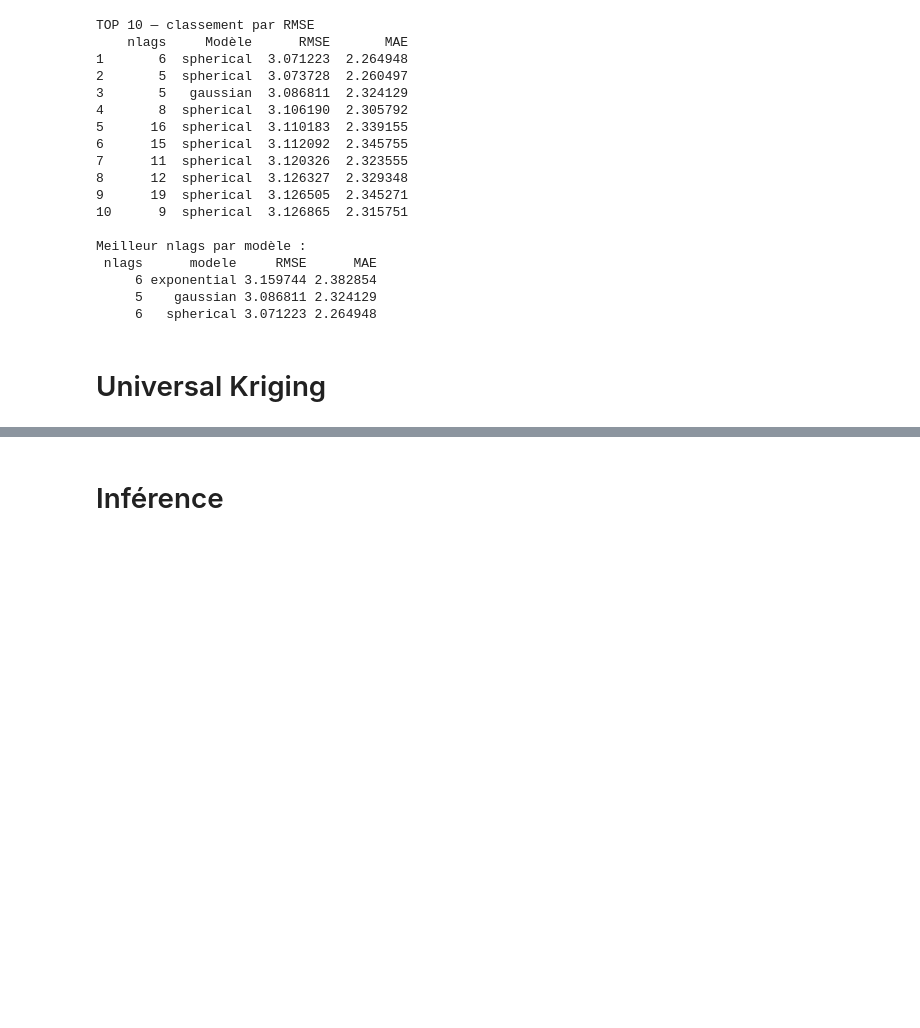
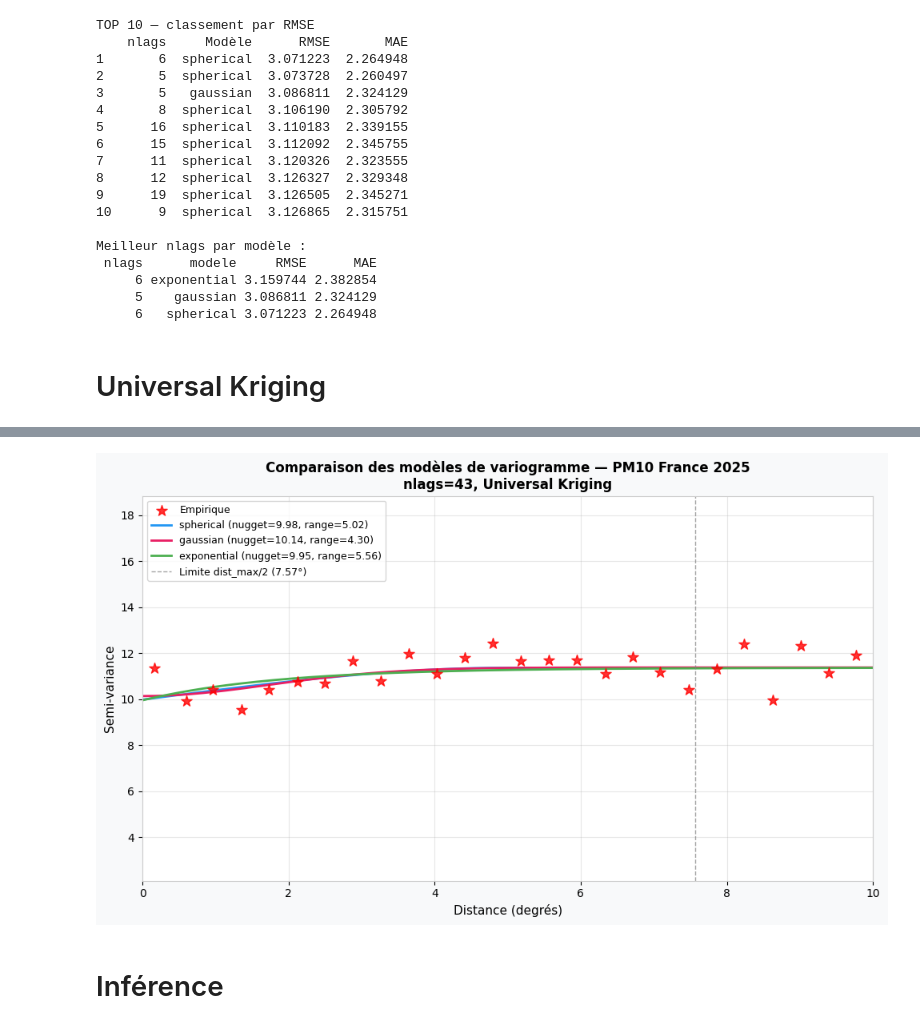
Before and after one commit to Gookd/spatial-pollution-risk-models, a Jupyter notebook: code/krigeage.ipynb, the cells around one changed output, grey strips where cells are left out. Drawn from its saved outputs; the diff is of its cells as text; code cells hidden in the pictures; blank space fills up the shorter version.

```diff
--- a/code/krigeage.ipynb
+++ b/code/krigeage.ipynb
@@ -537,3 +594,66 @@ plt.show()
+# %%
+from pykrige.uk import UniversalKriging
+import matplotlib.pyplot as plt
+import numpy as np
+
+lons = d_metro["Longitude"].values
+lats = d_metro["Latitude"].values
+vals = d_metro["valeur"].values
+
+modeles = ["spherical", "gaussian", "exponential"]
+colors = {"spherical": "#2196F3", "gaussian": "#E91E63", "exponential": "#4CAF50"}
+
+# Fit des trois modèles
+fig, ax = plt.subplots(figsize=(10, 6))
+fig.patch.set_facecolor('#f8f9fa')
+ax.set_facecolor('white')
+
+for idx, modele in enumerate(modeles):
+    UK = UniversalKriging(
+        lons, lats, vals,
+        variogram_model=modele,
+        drift_terms=["regional_linear"],
+        nlags=43,
+        anisotropy_scaling=1.5,
+        anisotropy_angle=0,
+        verbose=False,
+        enable_plotting=False
+    )
+
+    lags = UK.lags
+    semivariance = UK.semivariance
+    model_points = UK.variogram_function(UK.variogram_model_parameters, lags)
+
+    # Points empiriques seulement sur le premier modèle
+    if idx == 0:
+        ax.scatter(lags, semivariance, c="red", marker="*", s=100,
+                   zorder=5, label="Empirique", alpha=0.8)
+
+    # Ligne du modèle fitté
+    x_line = np.linspace(0, lags.max(), 200)
+    y_line = UK.variogram_function(UK.variogram_model_parameters, x_line)
+    ax.plot(x_line, y_line, color=colors[modele], linewidth=2,
+            label=f"{modele} (nugget={UK.variogram_model_parameters[2]:.2f}, range={UK.variogram_model_parameters[1]:.2f})")
+
+# Zone utile
+ax.axvline(x=7.57, color='grey', linewidth=1, linestyle='--', alpha=0.7,
+           label="Limite dist_max/2 (7.57°)")
+
+ax.set_xlabel("Distance (degrés)", fontsize=11)
+ax.set_ylabel("Semi-variance", fontsize=11)
+ax.set_title("Comparaison des modèles de variogramme — PM10 France 2025\nnlags=43, Universal Kriging",
+             fontsize=12, fontweight='bold')
+ax.legend(fontsize=9)
+ax.grid(alpha=0.3)
+ax.set_xlim(0, 10)  # zoom sur la zone utile
+
+for spine in ax.spines.values():
+    spine.set_edgecolor('#cccccc')
+
+plt.tight_layout()
+plt.show()
+# %% [output]
+[figure, added]
 # %% [markdown]
 # Inférence
 # %%
```
Also changed, not shown: parts of 7 cells of this notebook, 5 other files.
